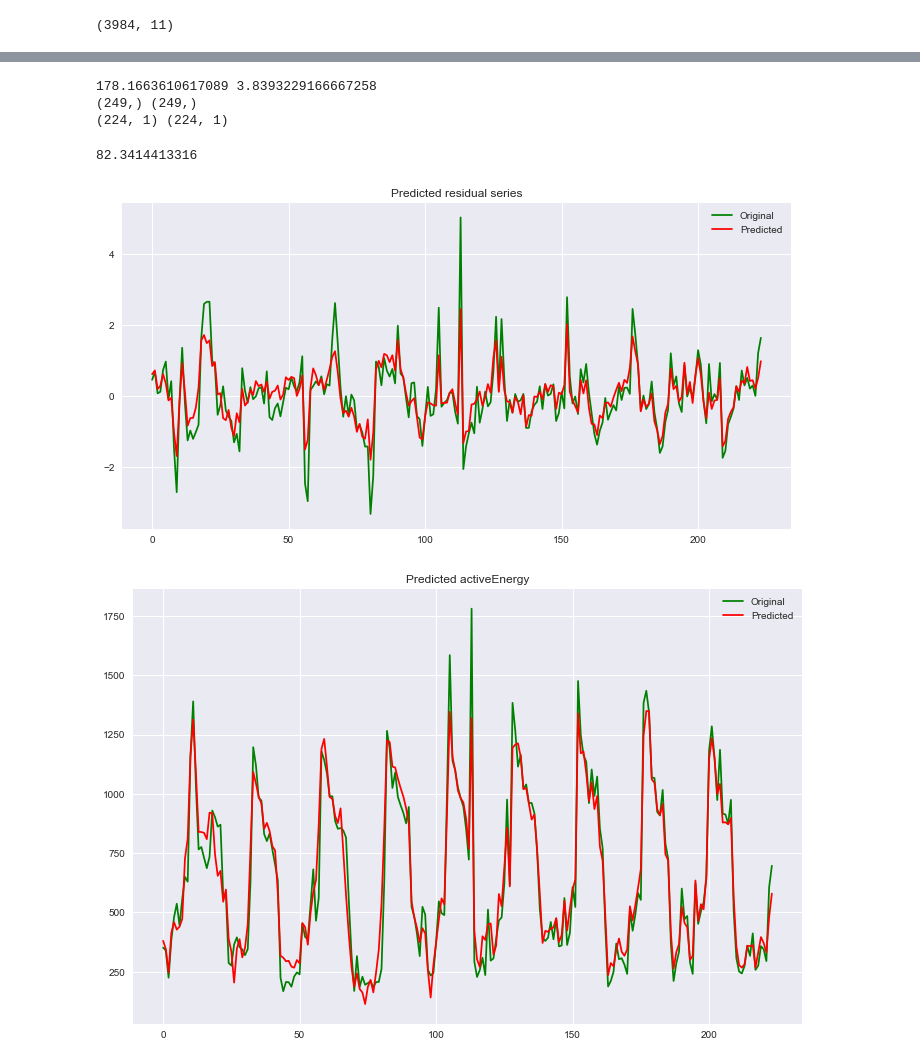
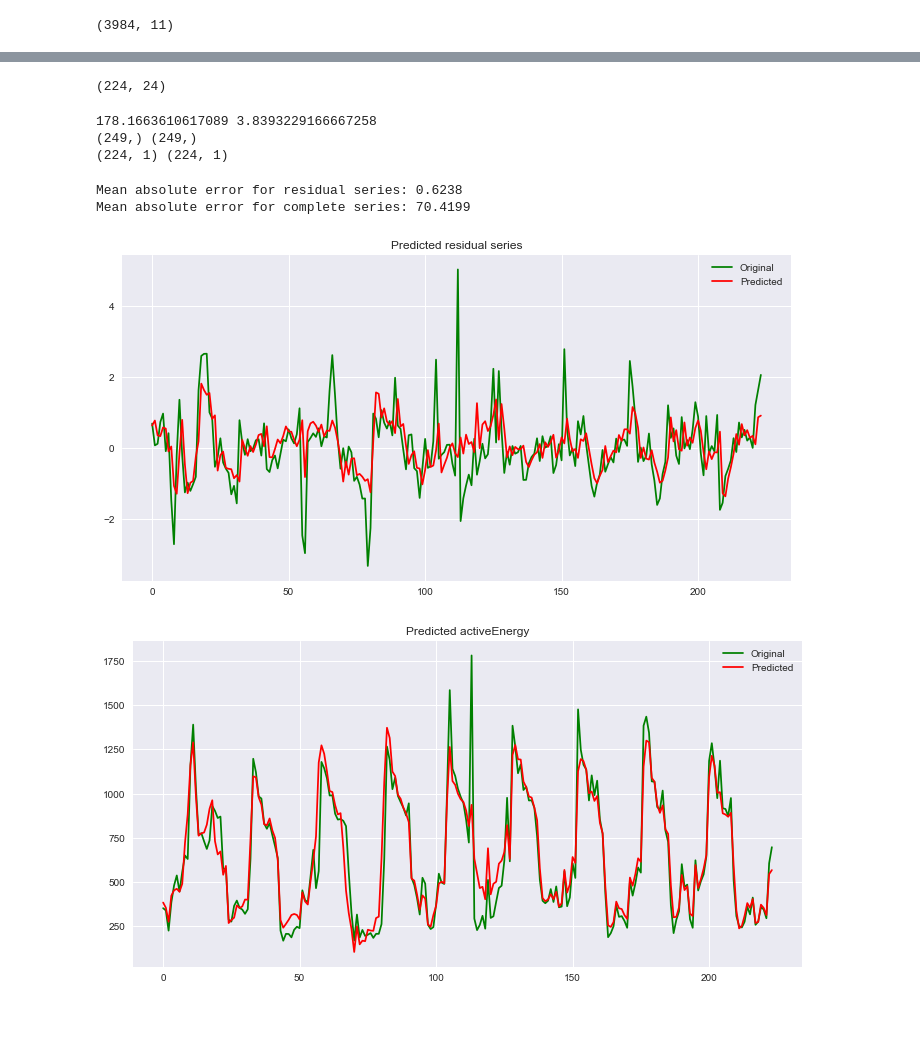
Before and after one commit to crucis/PrevisaoDemandaEnergetica, a Jupyter notebook: mainResidencia-Teste5.ipynb, the cells around one changed output, grey strips where cells are left out. Cells and saved outputs as stored; diff of their text form; code cells hidden in the pictures; blank space fills up the shorter version.

```diff
--- a/mainResidencia-Teste4-Copy1.ipynb
+++ b/mainResidencia-Teste5.ipynb
@@ -237,6 +251,7 @@ test_values /= test_std
 x, y = create_dataset(train_values, look_back = look_back)
 testx, testy = create_dataset(test_values, look_back = look_back)
 print(y[:10], '\n',train_values[:30])
+x = x[:,:,np.newaxis]
 print(x.shape, y.shape)
 # %% [output]
 [-0.35709459 -0.25653214 -0.42163336 -0.03898609 -0.39360436 -0.56522024
@@ -250,14 +265,20 @@ print(x.shape, y.shape)
 # %%
 from keras.regularizers import l2
+from keras.layers import LSTM
 model = Sequential()
-model.add(Dense(32, input_dim = look_back,
-                activation = 'selu',
-                kernel_initializer = 'lecun_normal',
-                kernel_regularizer = l2(l=0.007)
-               )
+model.add(LSTM(units = 30,
+               activation = 'tanh',
+               batch_input_shape = (32, x.shape[1], x.shape[2]),
+               stateful = True,
+               recurrent_dropout = 0.25,
+            )
          )
 model.add(Dense(1))
 model.compile(loss = 'mean_squared_error', optimizer = 'adam')
 # %%
-history = model.fit(x, y, epochs = 200, validation_split = 0.2, batch_size = 41, verbose =  2)
+history = model.fit(x[:3200], y[:3200],
+                    validation_data=(x[3200:3936], y[3200:3936]),
+                    epochs = 175,
+                    batch_size = 32,
+                    verbose =  2)
 # %% [output]
@@ -288,8 +309,12 @@ plt.show()
+# %%
+testx.shape
+# %% [output]
+(224, 24)
 # %%
-predictedTest = model.predict(testx)
+predictedTest = model.predict(testx[:,:,np.newaxis])
 
 ploting = predictedTest*test_std + test_mean
-ploting += test_set['SeasonalSeries'].values[23:-2, np.newaxis] +test_set['TrendSeries'].values[23:-2, np.newaxis]
+ploting += test_set['SeasonalSeries'].values[23:-2, np.newaxis] + test_set['TrendSeries'].values[23:-2, np.newaxis]
 print(test_std, test_mean)
 print(test_set['SeasonalSeries'].values.shape, test_set['TrendSeries'].values.shape)
 print(predictedTest.shape, ploting.shape)
@@ -297,28 +322,29 @@ print(predictedTest.shape, ploting.shape)
 178.1663610617089 3.8393229166667258
 (249,) (249,)
 (224, 1) (224, 1)
-# %%
-def mean_absolute_percentage_error(y_true, y_pred):
-    y_true, y_pred = np.array(y_true), np.array(y_pred)
-    return np.mean(np.abs((y_true - y_pred) / y_true)) * 100
-print(mean_absolute_percentage_error(test_set['activeEnergy'][5:-2].values, ploting))
-# %% [output]
-82.3414413316
+# %%
+from sklearn.metrics import mean_absolute_error
+print('Mean absolute error for residual series: %.4f'%mean_absolute_error(predictedTest, testy))
+print('Mean absolute error for complete series: %.4f'%mean_absolute_error(ploting, test_set['activeEnergy'][23:-2].values))
+# %% [output]
+Mean absolute error for residual series: 0.6238
+Mean absolute error for complete series: 70.4199
 # %%
 plt.figure(figsize = (12,6))
 plt.title('Predicted residual series')
-plt.plot(test_set['ResidualSeries'][23:-2].values, 'g')
+#plt.plot(test_set['ResidualSeries'][23:-2].values, 'g')
+plt.plot(testy, 'g')
 plt.plot(predictedTest, 'r')
 plt.legend(['Original', 'Predicted'])
 plt.show()
 
-plt.figure(figsize = (12,8))
+plt.figure(figsize = (12,6))
 plt.title('Predicted activeEnergy')
 plt.plot(test_set['activeEnergy'][23:-2].values, 'g')
 plt.plot(ploting, 'r')
 plt.legend(['Original', 'Predicted'])
 #plt.text('MSE %.3f'%)
 plt.show()
 # %% [output]
-[figure, old version]
+[figure, new version]
-[figure, old version]
+[figure, new version]
```
Also changed, not shown: parts of 6 cells of this notebook, 6 other files.
